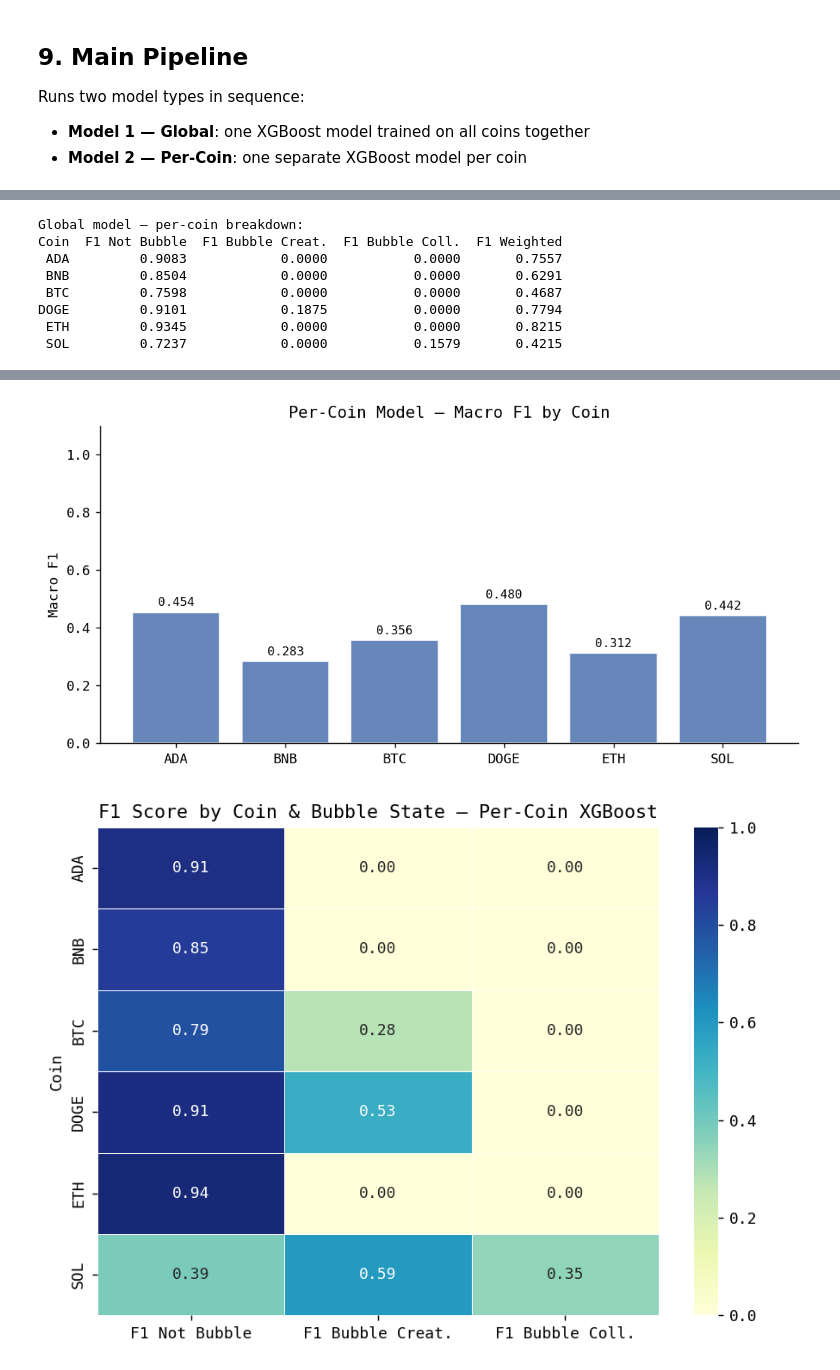
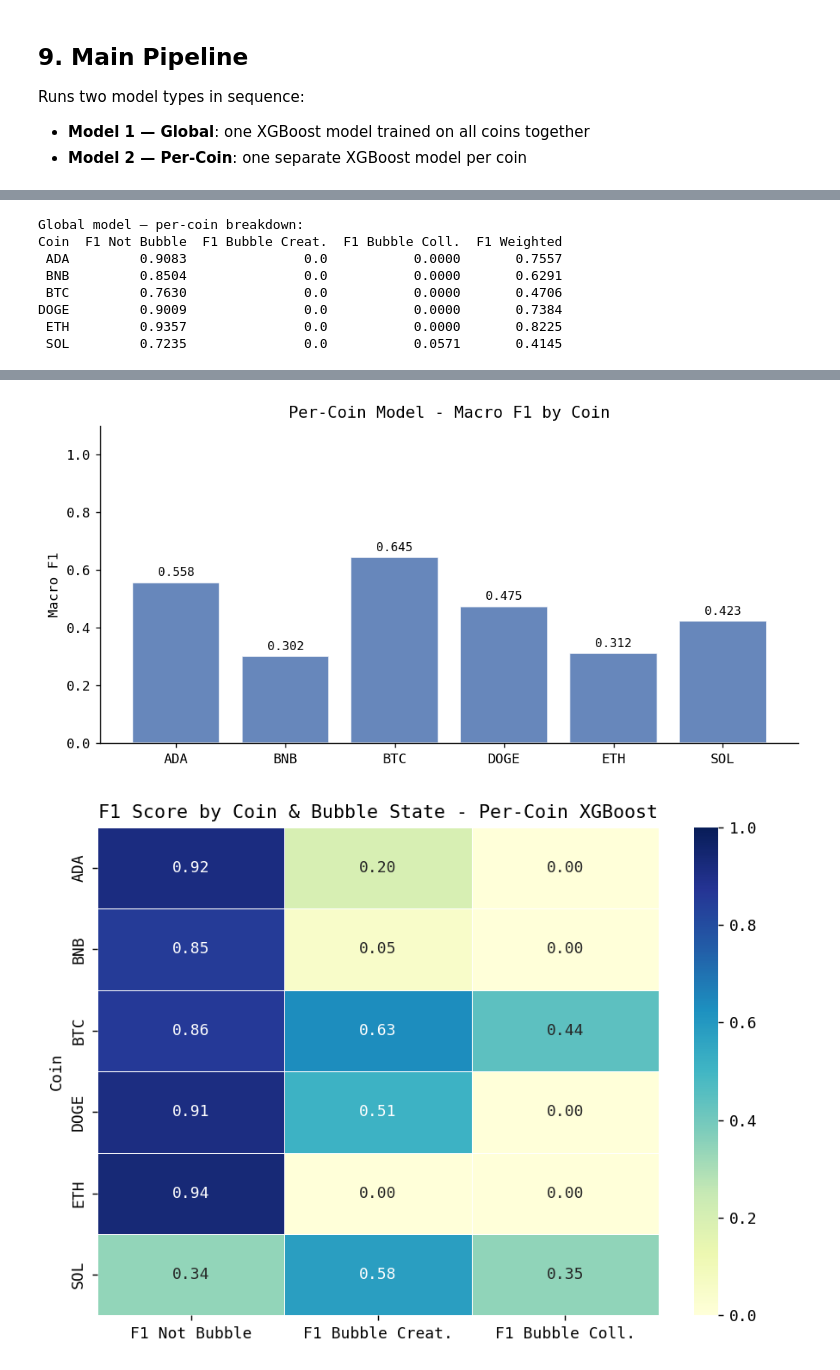
Before and after one commit to MuLancer/DSE4211-Group-18-Cryptocurrency-Market-Bubble-Prediction, a Jupyter notebook: xgboost.ipynb, the cells around one changed output, grey strips where cells are left out. Cells and saved outputs as stored; diff of their text form; code cells hidden in the pictures.

Commit message:
XGBoost updated

```diff
--- a/xgboost.ipynb
+++ b/xgboost.ipynb
@@ -527,7 +535,7 @@ def evaluate_per_coin(model: xgb.XGBClassifier,
         X_coin, y_coin = split_features_target(subset)
         y_pred = model.predict(X_coin)
 
-        f1s = f1_score(y_coin, y_pred, average=None, zero_division=0)
+        f1s = f1_score(y_coin, y_pred, average=None, zero_division=0, labels=[0, 1, 2])
         f1s = np.pad(f1s, (0, max(0, 3 - len(f1s))))
         rows.append({
             "Coin"             : coin,
@@ -576,9 +584,9 @@ def train_per_coin_models(
     summary_rows     = []
 
     for coin in coins:
-        print(f"\n{'─'*55}")
+        print(f"\n{'-'*55}")
         print(f"  Training per-coin model : {coin}")
-        print(f"{'─'*55}")
+        print(f"{'-'*55}")
 
         coin_df = df[df["symbol"] == coin].copy().reset_index(drop=True)
 
@@ -598,7 +606,7 @@ def train_per_coin_models(
 
         # Skip coin if any class is absent from training set (can't SMOTE or tune)
         if y_train.nunique() < 3:
-            print(f"  ⚠ Skipping {coin}: fewer than 3 classes in training set.")
+            print(f"  Skipping {coin}: fewer than 3 classes in training set.")
             continue
 
         # SMOTE
@@ -610,8 +618,8 @@ def train_per_coin_models(
                                        n_iter=n_iter, cv_folds=cv_folds,
                                        random_state=random_state)
 
-        # Train with early stopping
-        model = train_model(X_tr_res, y_tr_res, X_test, y_test, model)
+        # Train with early stopping on a held-out val split (not the test set)
+        model = train_model(X_tr_res, y_tr_res, model)
 
         # Evaluate
         result = evaluate_model(model, X_test, y_test, f"Per-Coin: {coin}")
@@ -636,7 +644,7 @@ def train_per_coin_models(
     summary_df = pd.DataFrame(summary_rows)
     summary_df.to_csv(
         os.path.join(OUTPUT_DIR, "per_coin_model_metrics.csv"), index=False)
-    print(f"\nPer-coin model metrics saved → xgboost_stats/per_coin_model_metrics.csv")
+    print(f"\nPer-coin model metrics saved -> {OUTPUT_DIR}/per_coin_model_metrics.csv")
     return per_coin_models, per_coin_results, summary_df
 
 
@@ -652,7 +660,7 @@ def plot_per_coin_heatmap(df_coins: pd.DataFrame, title: str = ""):
     fig, ax = plt.subplots(figsize=(7, len(df_coins) * 0.6 + 1.5))
     sns.heatmap(heat_df, annot=True, fmt=".2f", cmap="YlGnBu",
                 linewidths=0.5, ax=ax, vmin=0, vmax=1)
-    ax.set_title(f"F1 Score by Coin & Bubble State{(' — ' + title) if title else ''}",
+    ax.set_title(f"F1 Score by Coin & Bubble State{(' - ' + title) if title else ''}",
                  fontsize=12)
     plt.tight_layout()
     safe = title.replace(" ", "_")
@@ -674,7 +682,7 @@ def plot_per_coin_model_comparison(per_coin_results: dict):
     ax.bar_label(bars, fmt="%.3f", padding=3, fontsize=9)
     ax.set_ylim(0, 1.1)
     ax.set_ylabel("Macro F1")
-    ax.set_title("Per-Coin Model — Macro F1 by Coin", fontsize=12)
+    ax.set_title("Per-Coin Model - Macro F1 by Coin", fontsize=12)
     plt.tight_layout()
     plt.savefig(os.path.join(OUTPUT_DIR, "per_coin_macro_f1_bar.png"), dpi=130)
     plt.show()
@@ -689,43 +697,63 @@ def main(filepath: str = "data/df_features_with_labels.csv"):
     """
     End-to-end pipeline.
 
-    Model 1 — Global XGBoost
+    Model 1: Global XGBoost
       1. Load & preprocess all coins together
       2. Chronological train/test split (all coins share the same date cutoff)
       3. SMOTE on the combined training set
-      4. Hyperparameter tuning → train → evaluate
+      4. Hyperparameter tuning, train, evaluate
 
-    Model 2 — Per-Coin XGBoost
+    Model 2: Per-Coin XGBoost
       For each coin independently:
       1. Filter to that coin's rows
       2. Chronological split within the coin
       3. SMOTE on that coin's training set
-      4. Hyperparameter tuning → train → evaluate
+      4. Hyperparameter tuning, train, evaluate
     """
 
     # Aesthetic header
     print("=" * 60)
-    print("  DSE4211 GROUP 18 — XGBoost Bubble Prediction Pipeline")
+    print("XGBoost Bubble Prediction Pipeline")
     print("=" * 60 + "\n")
 
     # 1. Load the data and preprocess (encode, impute, create lead label)
     df = load_and_preprocess(filepath)
 
-    # 2. MODEL 1 — GLOBAL (all coins combined)
+    # 2. MODEL 1: GLOBAL (all coins combined)
     print("\n" + "=" * 60)
-    print("  MODEL 1 — GLOBAL (all coins combined)")
+    print("  MODEL 1: GLOBAL (all coins combined)")
     print("=" * 60)
 
     X_train, X_test, y_train, y_test, df_train, df_test = \
         temporal_train_test_split(df, test_ratio=0.2)
 
+    # ── FIX 3: Apply SMOTE per-coin within the global training set.
+    #           Applying SMOTE to the combined multi-coin set lets the algorithm
+    #           create synthetic minority samples by interpolating between feature
+    #           vectors from *different* coins, producing unrealistic combinations
+    #           (e.g. a synthetic "Bubble Creation" sample that blends BTC and ADA
+    #           price dynamics). Oversampling each coin independently keeps
+    #           synthetic samples within the same coin's feature distribution. ──
+    smote_parts_X, smote_parts_y = [], []
+    for _coin in sorted(df_train["symbol"].unique()):
+        _mask = df_train["symbol"] == _coin
+        _Xc, _yc = split_features_target(df_train[_mask])
+        if _yc.nunique() < 2:
+            smote_parts_X.append(_Xc)
+            smote_parts_y.append(_yc)
+            continue
+        _Xr, _yr = apply_smote(_Xc, _yc, verbose=False)
+        smote_parts_X.append(pd.DataFrame(_Xr, columns=_Xc.columns))
+        smote_parts_y.append(pd.Series(_yr))
+    X_tr_res = pd.concat(smote_parts_X, ignore_index=True)
+    y_tr_res = pd.concat(smote_parts_y, ignore_index=True)
     y_before = y_train.copy()
-    X_tr_res, y_tr_res = apply_smote(X_train, y_train, verbose=True)
     plot_class_distribution(y_before, y_tr_res, " (Global)")
 
     print("\nHyperparameter tuning — Global model...")
     global_model = hyperparameter_tuning(X_tr_res, y_tr_res, n_iter=40, cv_folds=5)
-    global_model = train_model(X_tr_res, y_tr_res, X_test, y_test, global_model)
+    # train_model now carves its own val set - no test set passed in
+    global_model = train_model(X_tr_res, y_tr_res, global_model)
     res_global   = evaluate_model(global_model, X_test, y_test, "Global XGBoost")
 
     ## 2.1 Global model plots
@@ -739,9 +767,9 @@ def main(filepath: str = "data/df_features_with_labels.csv"):
     print(df_global_coins.to_string(index=False))
     plot_per_coin_heatmap(df_global_coins, title="Global XGBoost")
 
-    # 3. MODEL 2 — PER-COIN MODELS
+    # 3. MODEL 2: PER-COIN MODELS
     print("\n" + "=" * 60)
-    print("  MODEL 2 — PER-COIN (separate model for each coin)")
+    print("  MODEL 2: PER-COIN (separate model for each coin)")
     print("=" * 60)
 
     per_coin_models, per_coin_results, per_coin_summary = train_per_coin_models(
@@ -831,10 +858,10 @@ Bubble Collapse     0.5000    0.0375    0.0698        80
 Global model — per-coin breakdown:
 Coin  F1 Not Bubble  F1 Bubble Creat.  F1 Bubble Coll.  F1 Weighted
- ADA         0.9083            0.0000           0.0000       0.7557
- BNB         0.8504            0.0000           0.0000       0.6291
- BTC         0.7598            0.0000           0.0000       0.4687
-DOGE         0.9101            0.1875           0.0000       0.7794
- ETH         0.9345            0.0000           0.0000       0.8215
- SOL         0.7237            0.0000           0.1579       0.4215
+ ADA         0.9083               0.0           0.0000       0.7557
+ BNB         0.8504               0.0           0.0000       0.6291
+ BTC         0.7630               0.0           0.0000       0.4706
+DOGE         0.9009               0.0           0.0000       0.7384
+ ETH         0.9357               0.0           0.0000       0.8225
+ SOL         0.7235               0.0           0.0571       0.4145
 [figure]
 ============================================================
@@ -857,5 +884,5 @@ Per-coin model metrics saved → xgboost_stats/per_coin_model_metrics.csv
-[figure, old version]
+[figure, new version]
-[figure, old version]
+[figure, new version]
 Metrics saved → xgboost_stats\model_metrics_summary.csv
 
 ============================================================
```
Also changed, not shown: parts of 4 cells of this notebook, 21 other files.
